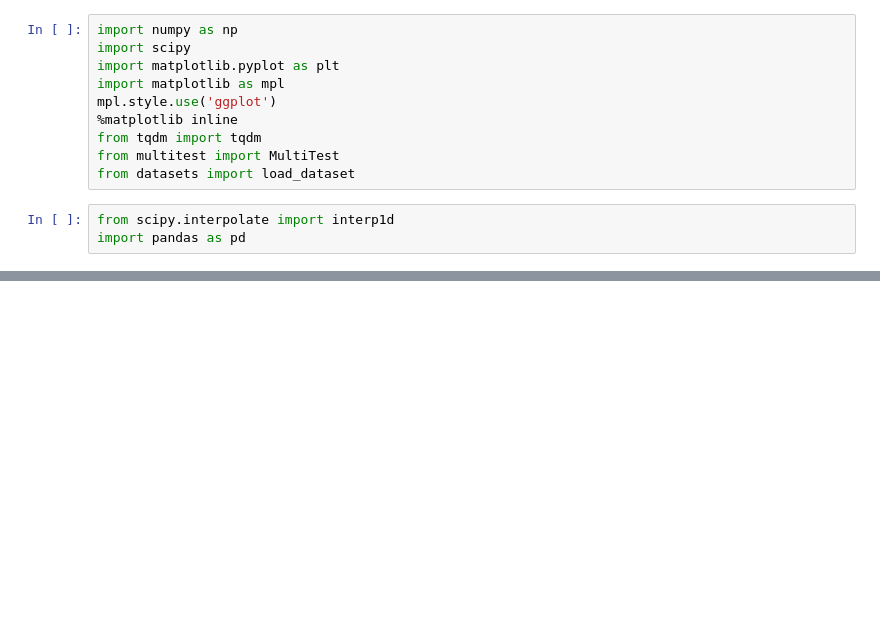
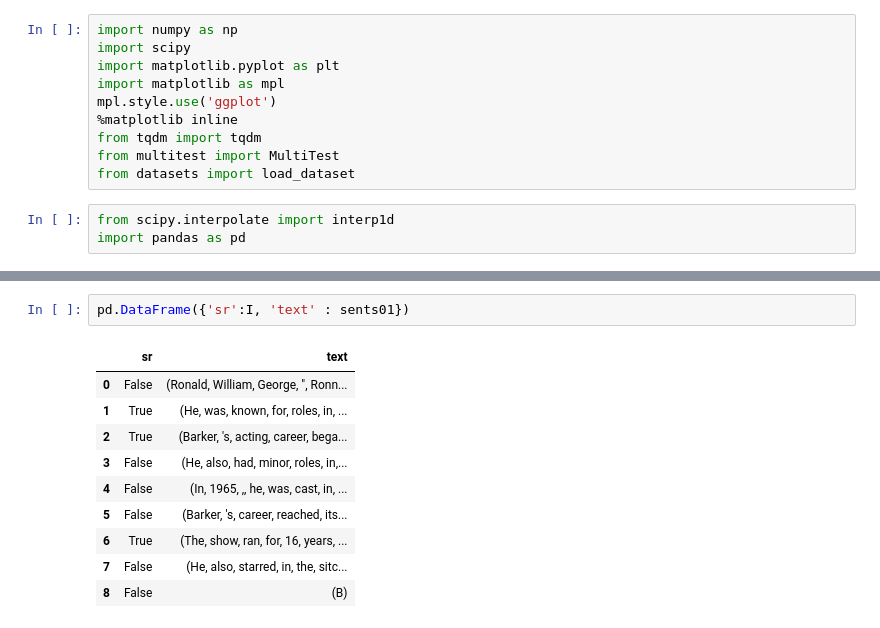
Before and after one commit to bzimbler/Boaz-detectLM, a Jupyter notebook: prepare_training_data.ipynb, the cells around one changed output, grey strips where cells are left out. Drawn from its saved outputs; the diff is of its cells as text; blank space fills up the shorter version.

```diff
--- a/prepare_training_data.ipynb
+++ b/prepare_training_data.ipynb
@@ -34,0 +103,13 @@ path + 'wiki_' + str(d['id']) + '.txt'
+# %%
+pd.DataFrame({'sr':I, 'text' : sents01})
+# %% [output]
+|  | sr | text |
+| 0 | False | (Ronald, William, George, ", Ronn... |
+| 1 | True | (He, was, known, for, roles, in, ... |
+| 2 | True | (Barker, 's, acting, career, bega... |
+| 3 | False | (He, also, had, minor, roles, in,... |
+| 4 | False | (In, 1965, ,, he, was, cast, in, ... |
+| 5 | False | (Barker, 's, career, reached, its... |
+| 6 | True | (The, show, ran, for, 16, years, ... |
+| 7 | False | (He, also, starred, in, the, sitc... |
+| 8 | False | (B) |
```
Also changed, not shown: parts of 13 cells of this notebook, 14 other files.
